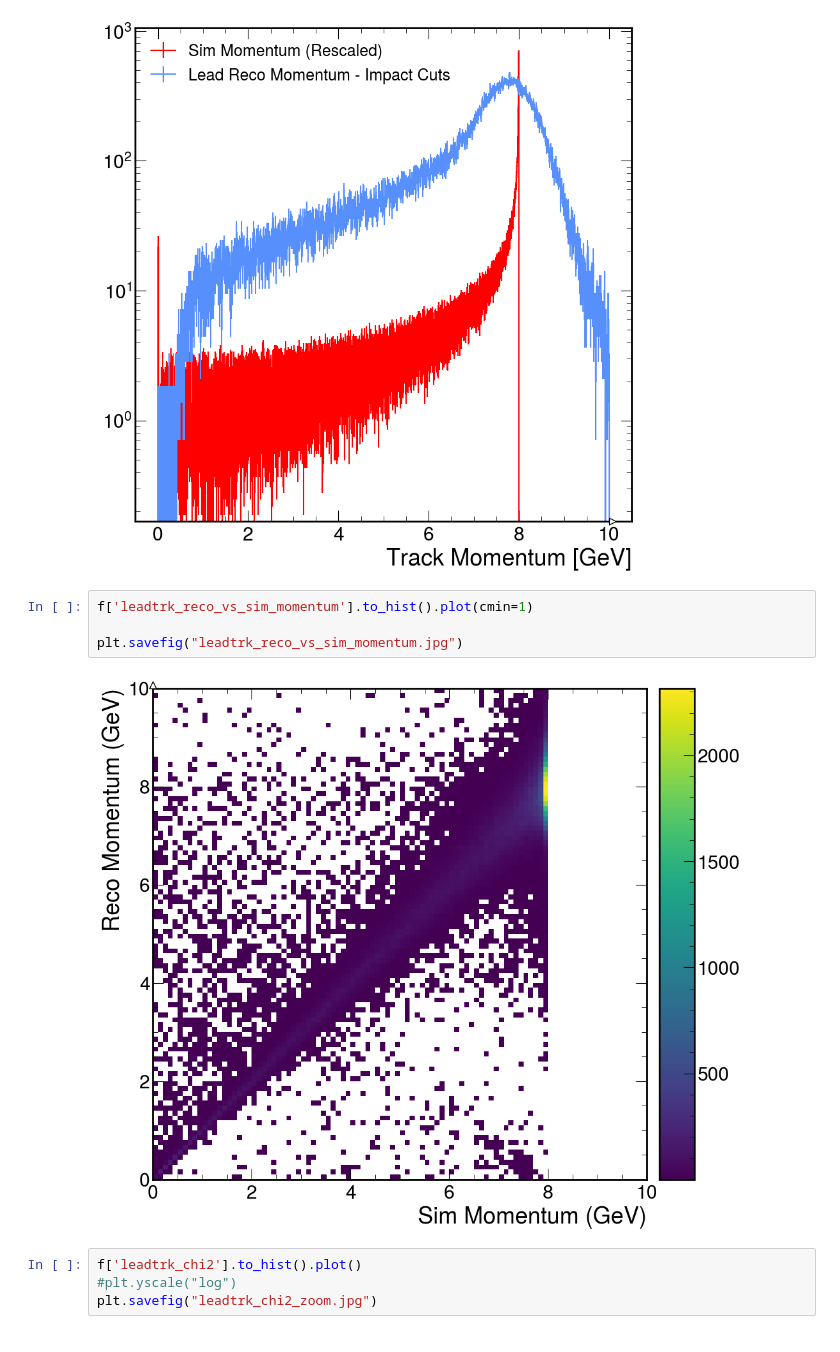
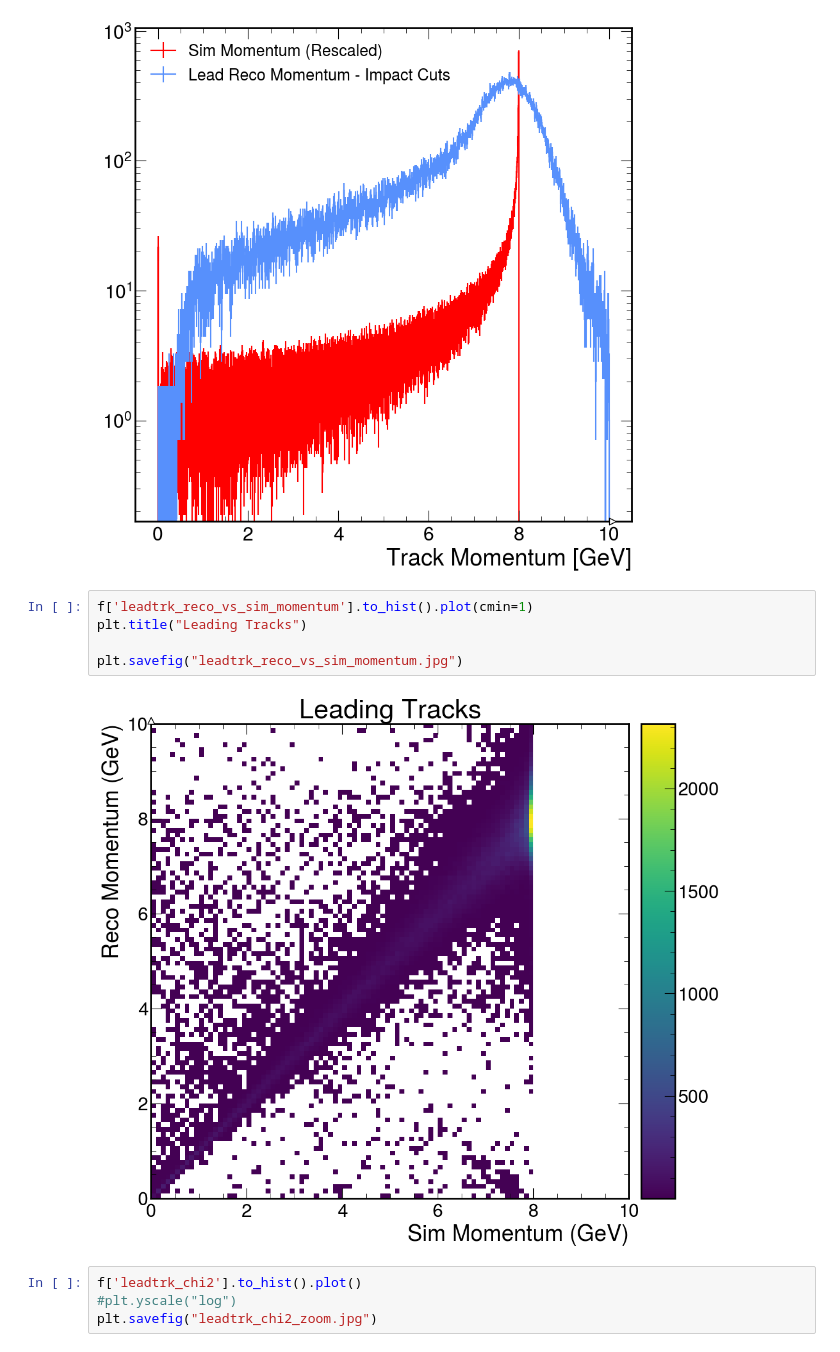
Before and after one commit to rodr1001/my_code, a Jupyter notebook: ldmx/EAT_Tracking/plot-eat-tracking-histograms.ipynb, the cells around one changed output. Drawn from its saved outputs; the diff is of its cells as text.

```diff
--- a/ldmx/EAT_Tracking/plot-eat-tracking-histograms.ipynb
+++ b/ldmx/EAT_Tracking/plot-eat-tracking-histograms.ipynb
@@ -224,10 +320,11 @@ plt.savefig("recaled_sim_vs_lead_reco_BEAMSPOT_1D.jpg")
 [figure]
 # %%
 f['leadtrk_reco_vs_sim_momentum'].to_hist().plot(cmin=1)
+plt.title("Leading Tracks")
 
 plt.savefig("leadtrk_reco_vs_sim_momentum.jpg")
 # %% [output]
-[figure, old version]
+[figure, new version]
 # %%
 f['leadtrk_chi2'].to_hist().plot()
 #plt.yscale("log")
```
Also changed, not shown: parts of 12 cells of this notebook.
